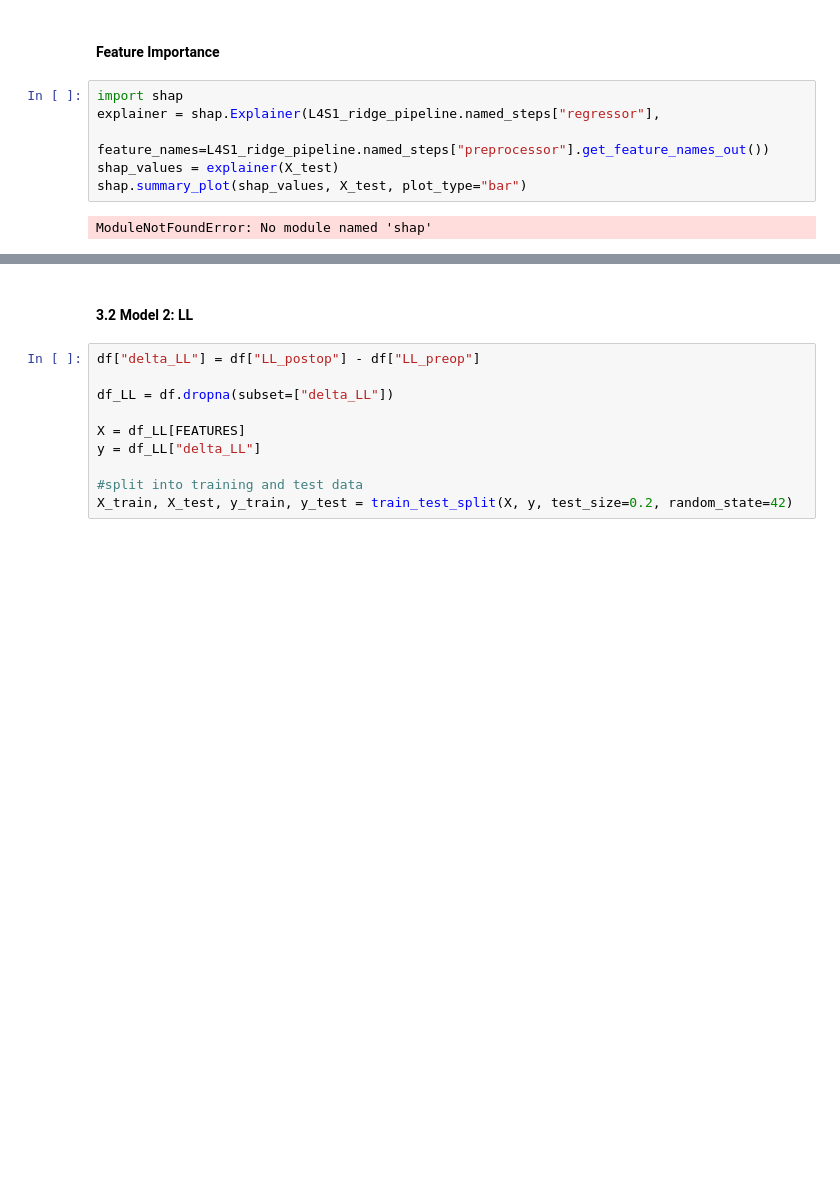
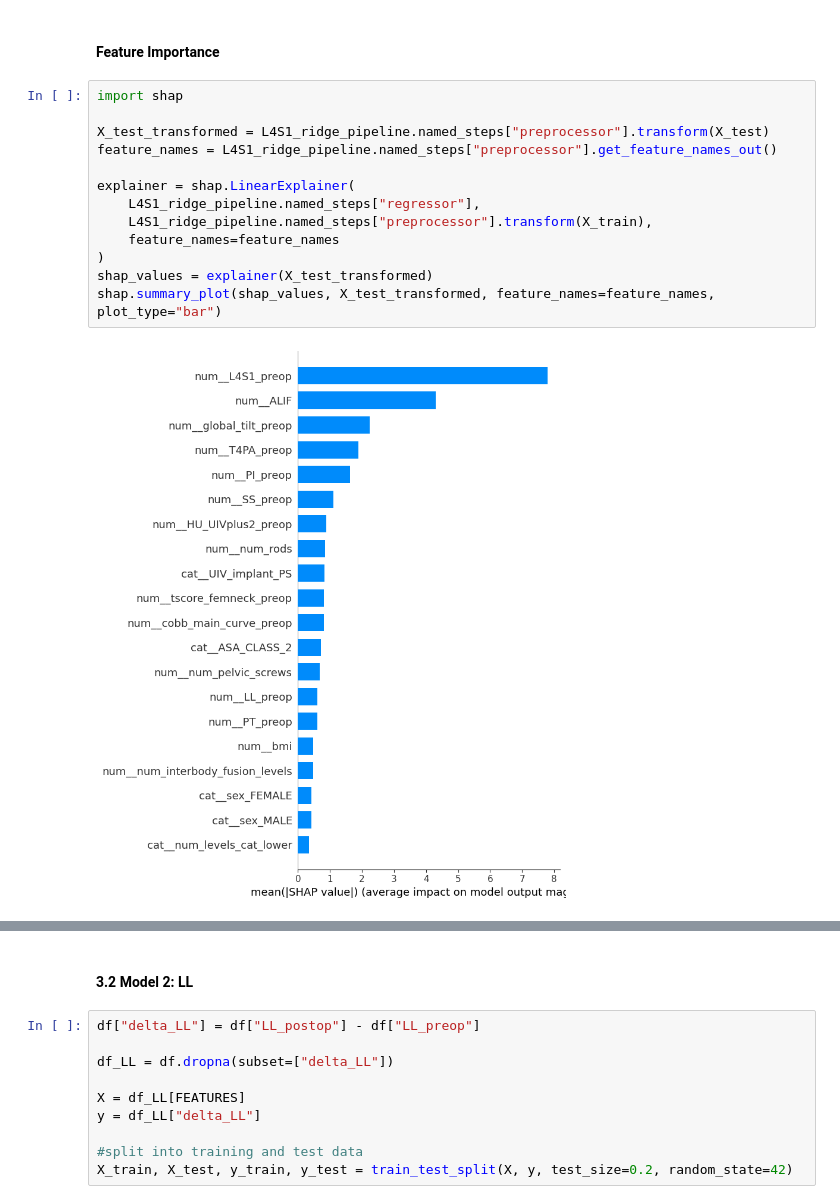
Before and after one commit to 124578-UW/Data-Science-Capstone, a Jupyter notebook: notebooks/03_ml_model_baseline.ipynb, the cells around one changed output, grey strips where cells are left out. Drawn from its saved outputs; the diff is of its cells as text; blank space fills up the shorter version.

Commit message:
SHAP run

```diff
--- a/notebooks/03_ml_model_baseline.ipynb
+++ b/notebooks/03_ml_model_baseline.ipynb
@@ -329,11 +384,18 @@ PredictionErrorDisplay.from_predictions(
 #### Feature Importance
 # %%
 import shap
-explainer = shap.Explainer(L4S1_ridge_pipeline.named_steps["regressor"],
-                           feature_names=L4S1_ridge_pipeline.named_steps["preprocessor"].get_feature_names_out())
-shap_values = explainer(X_test)
-shap.summary_plot(shap_values, X_test, plot_type="bar")
+
+X_test_transformed = L4S1_ridge_pipeline.named_steps["preprocessor"].transform(X_test)
+feature_names = L4S1_ridge_pipeline.named_steps["preprocessor"].get_feature_names_out()
+
+explainer = shap.LinearExplainer(
+    L4S1_ridge_pipeline.named_steps["regressor"],
+    L4S1_ridge_pipeline.named_steps["preprocessor"].transform(X_train),
+    feature_names=feature_names
+)
+shap_values = explainer(X_test_transformed)
+shap.summary_plot(shap_values, X_test_transformed, feature_names=feature_names, plot_type="bar")
 # %% [output]
-ModuleNotFoundError: No module named 'shap'
+[figure, added]
 # %%
 shap.plots.waterfall(shap_values[0])
```
Also changed, not shown: parts of 27 cells of this notebook.
